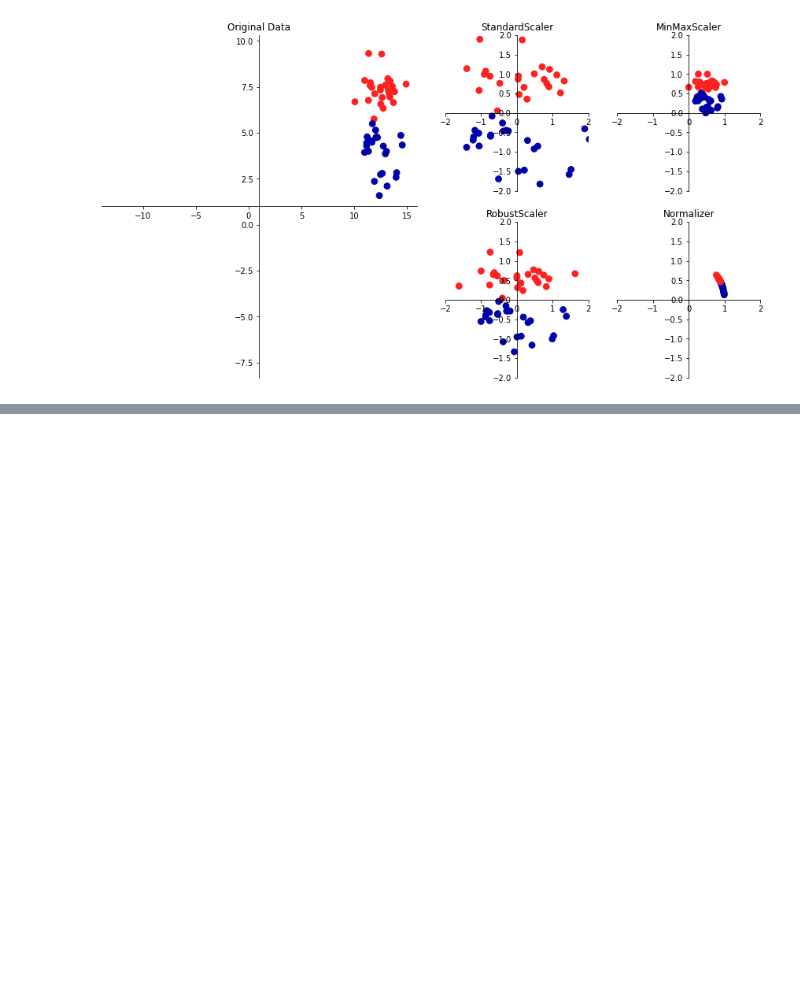
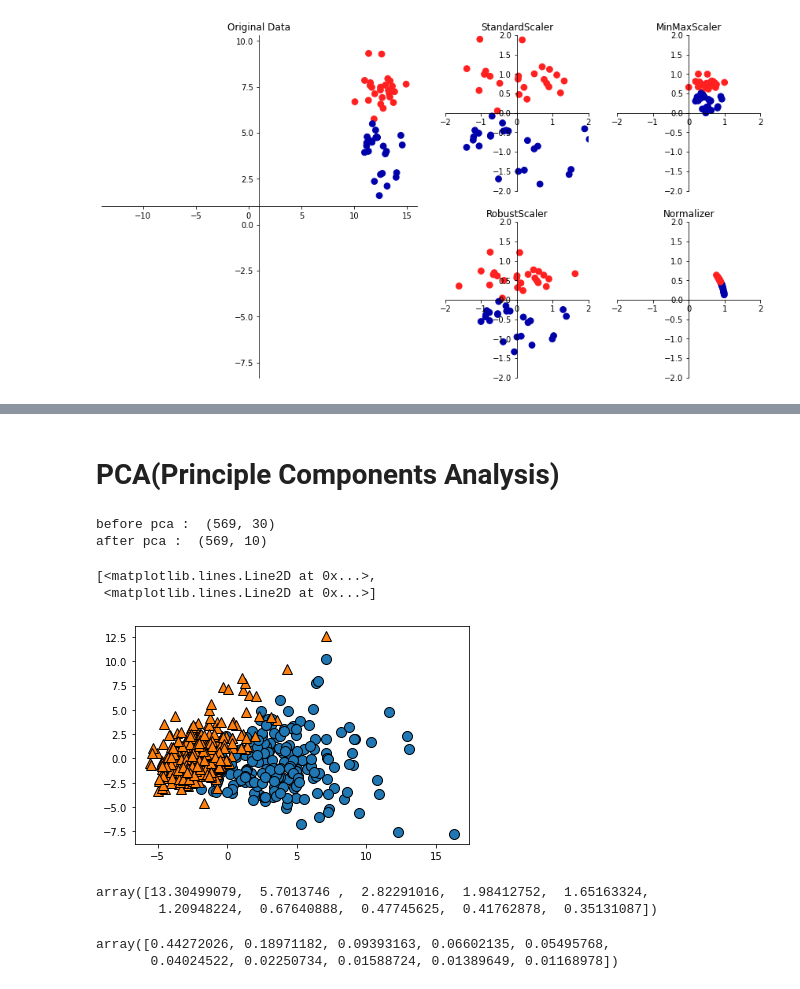
Before and after one commit to apple0626/Machine_Learning, a Jupyter notebook: Dimensional Reduction.ipynb, the cells around one changed output, grey strips where cells are left out. Cells and saved outputs as stored; diff of their text form; code cells hidden in the pictures; blank space fills up the shorter version.

```diff
--- a/Dimensional Reduction.ipynb
+++ b/Dimensional Reduction.ipynb
@@ -20,0 +50,5 @@ mglearn.plots.plot_scaling()
+# %%
+# Standard scaler
+from sklearn.preprocessing import StandardScaler
+scaler = StandardScaler().fit(X) # StandardScaler 계산에 필요한 정보 학습(mean, variance)
+X_scaled = scaler.transform(X) # StandardScaler에 맞추어 X domain transform
@@ -20,0 +101,27 @@ mglearn.plots.plot_scaling()
+# %% [markdown]
+# PCA(Principle Components Analysis)
+# %%
+from sklearn.decomposition import PCA
+pca = PCA(n_components=10).fit(X_scaled)
+X_scaled_pca = pca.transform(X_scaled)
+print('before pca : ', X.shape)
+print('after pca : ', X_scaled_pca.shape)
+# %% [output]
+before pca :  (569, 30)
+after pca :  (569, 10)
+# %%
+mglearn.discrete_scatter(X_scaled_pca[:,0], X_scaled_pca[:,1], y)
+# %% [output]
+[<matplotlib.lines.Line2D at 0x...>,
+ <matplotlib.lines.Line2D at 0x...>]
+[figure, added]
+# %%
+pca.explained_variance_
+# %% [output]
+array([13.30499079,  5.7013746 ,  2.82291016,  1.98412752,  1.65163324,
+        1.20948224,  0.67640888,  0.47745625,  0.41762878,  0.35131087])
+# %%
+pca.explained_variance_ratio_
+# %% [output]
+array([0.44272026, 0.18971182, 0.09393163, 0.06602135, 0.05495768,
+       0.04024522, 0.02250734, 0.01588724, 0.01389649, 0.01168978])
```
Also changed, not shown: parts of 16 cells of this notebook.
